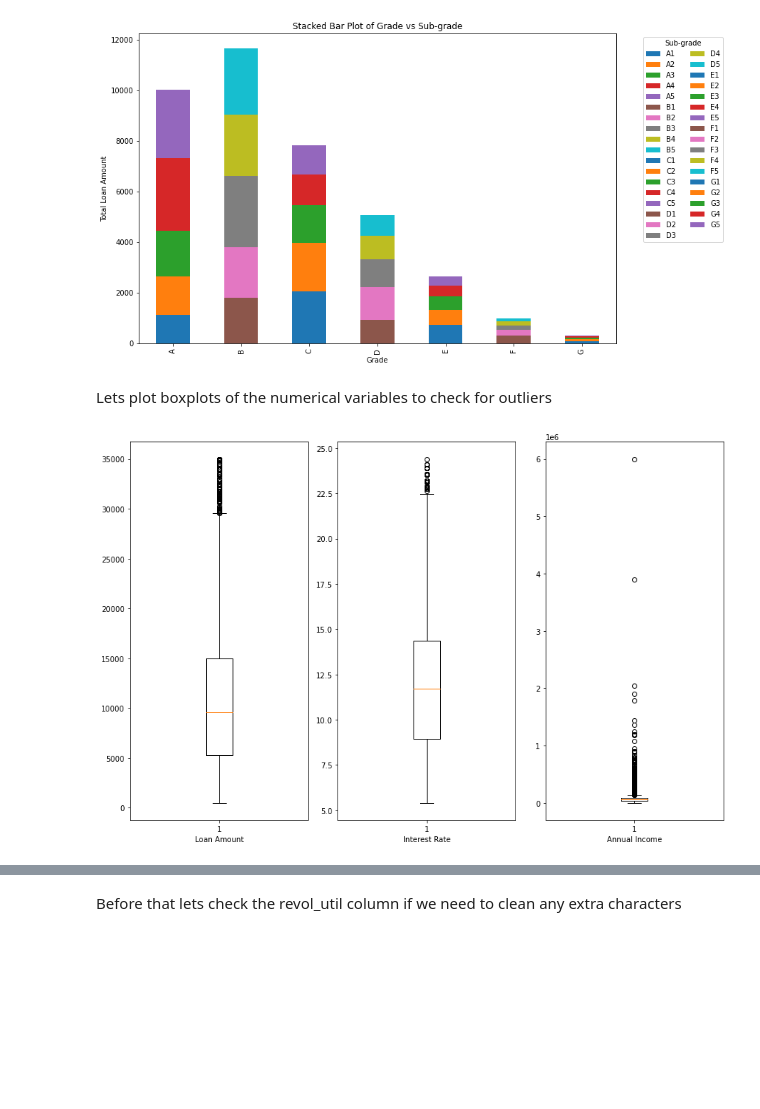
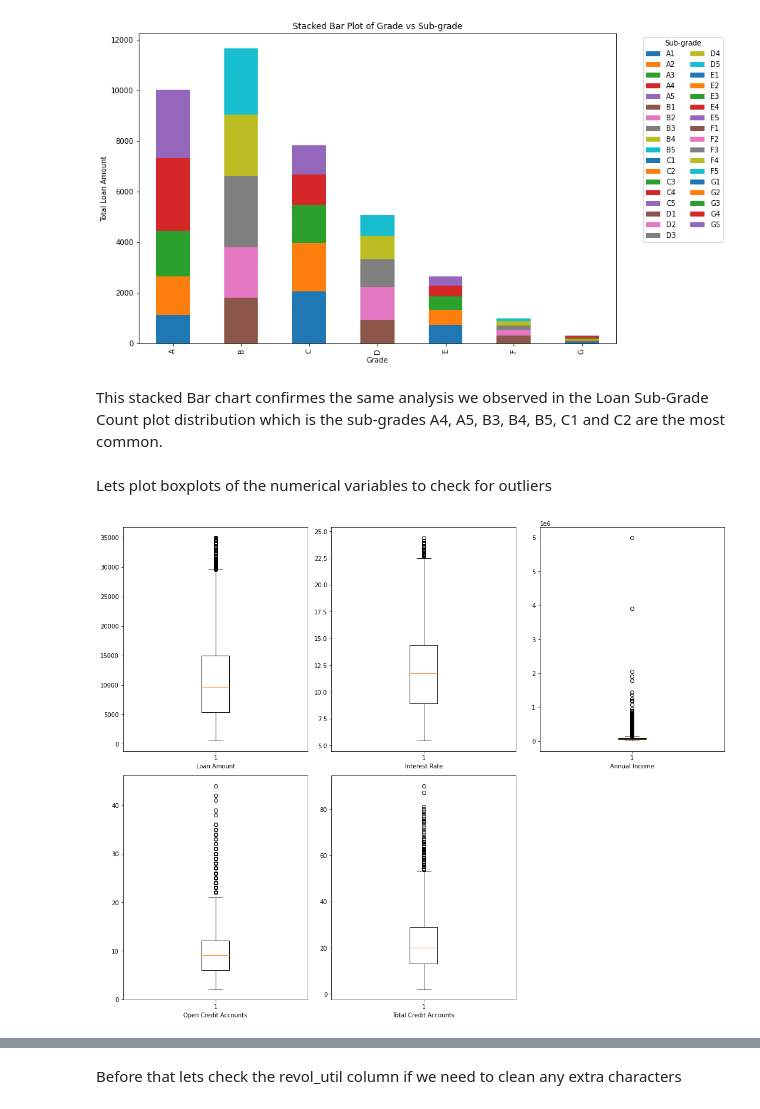
Before and after one commit to abym-droid/upgrad-lending-club-case-study, a Jupyter notebook: Abhishek_Mukherjee.ipynb, the cells around one changed output, grey strips where cells are left out. Saved outputs shown, nothing was run; the diff lists cells and outputs as text; code cells hidden in the pictures; blank space fills up the shorter version.

```diff
--- a/Abhishek_Mukherjee.ipynb
+++ b/Abhishek_Mukherjee.ipynb
@@ -382,0 +477,9 @@ Now we will analyze some more columns to understand their importance
+# %%
+# Lets drop non-relevant columns
+
+loan_df_filtered = (loan_df_filtered.drop(columns=
+                                          ['id', 'member_id', 'funded_amnt', 'funded_amnt_inv', 'issue_d', 'url', 'title',
+                                           'zip_code', 'addr_state', 'delinq_2yrs', 'earliest_cr_line', 'initial_list_status',
+                                           'out_prncp', 'out_prncp_inv', 'total_pymnt', 'total_pymnt_inv', 'total_rec_prncp',
+                                           'total_rec_int', 'total_rec_late_fee','recoveries', 'collection_recovery_fee',
+                                           'chargeoff_within_12_mths', 'delinq_amnt', 'tax_liens']))
@@ -382,0 +599,3 @@ Now we will analyze some more columns to understand their importance
+# %%
+# Drop aforementioned columns
+loan_df_filtered = loan_df_filtered.drop(columns=['pymnt_plan', 'application_type', 'last_credit_pull_d', 'collections_12_mths_ex_med', 'acc_now_delinq'])
@@ -382,0 +626,2 @@ Now we will analyze some more columns to understand their importance
+# %%
+loan_df_filtered = loan_df_filtered.drop(columns=['policy_code','last_pymnt_d', 'last_pymnt_amnt'])
@@ -464,25 +769,35 @@ plt.ylabel('Total Loan Amount')
 plt.show()
 # %% [output]
 [figure]
+# %% [markdown]
+This stacked Bar chart confirmes the same analysis we observed in the Loan Sub-Grade Count plot distribution which is the sub-grades A4, A5, B3, B4, B5, C1 and C2 are the most common.
 # %% [markdown]
 Lets plot boxplots of the numerical variables to check for outliers
 # %%
-plt.figure(figsize=(12, 8))
+plt.figure(figsize=(15, 12))
 
-plt.subplot(1, 3, 1)
+plt.subplot(2, 3, 1)
 plt.boxplot(data=loan_df_filtered, x='loan_amnt')
 plt.xlabel('Loan Amount')
 
-plt.subplot(1, 3, 2)
+plt.subplot(2, 3, 2)
 plt.boxplot(data=loan_df_filtered, x='int_rate')
 plt.xlabel('Interest Rate')
 
-plt.subplot(1, 3, 3)
+plt.subplot(2, 3, 3)
 plt.boxplot(data=loan_df_filtered, x='annual_inc')
 plt.xlabel('Annual Income')
 
+plt.subplot(2, 3, 4)
+plt.boxplot(data=loan_df_filtered, x='open_acc')
+plt.xlabel('Open Credit Accounts')
+
+plt.subplot(2, 3, 5)
+plt.boxplot(data=loan_df_filtered, x='total_acc')
+plt.xlabel('Total Credit Accounts')
+
 plt.tight_layout()
 plt.show()
 # %% [output]
-[figure, old version]
+[figure, new version]
 # %%
```
Also changed, not shown: parts of 90 cells of this notebook.
